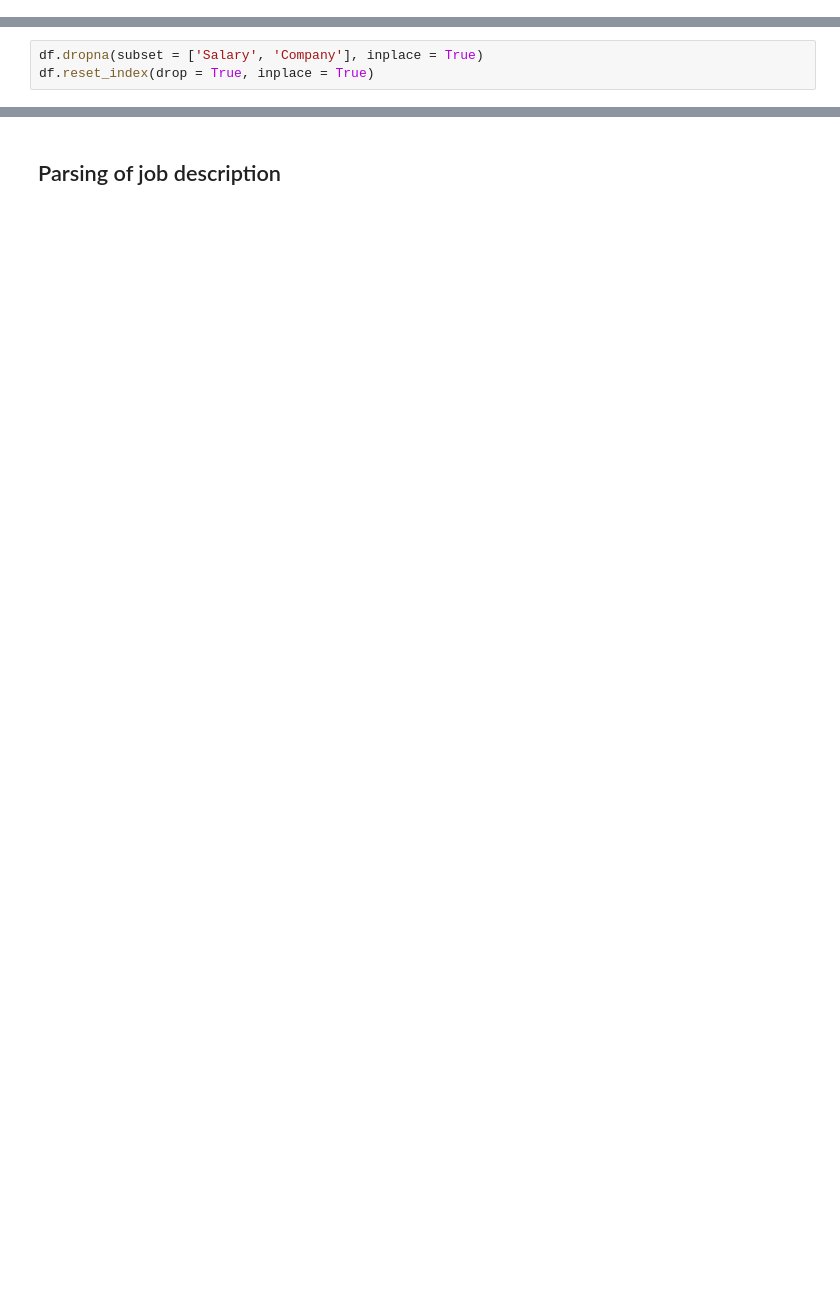
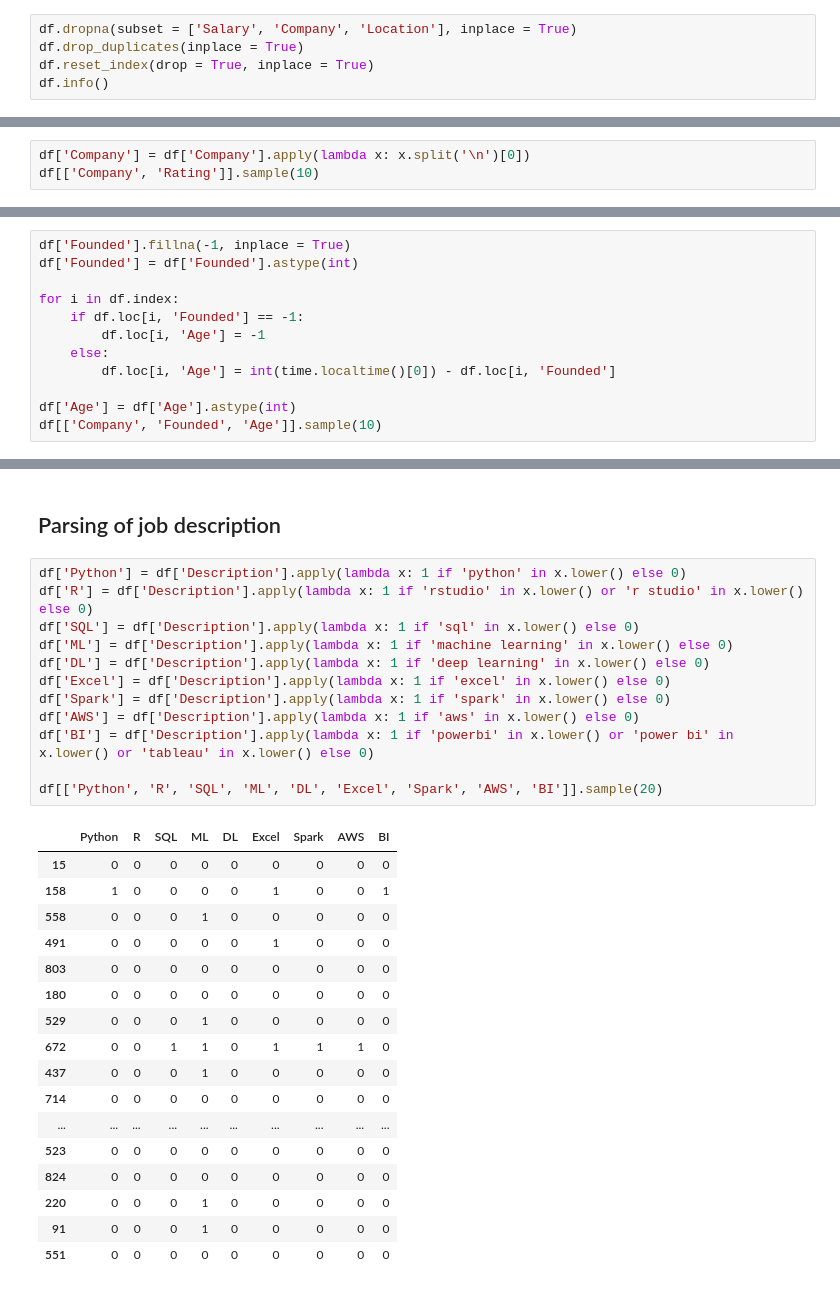
Before and after one commit to Egimba/ds-salary, a Jupyter notebook: Data Cleaning.ipynb, the cells around one changed output, grey strips where cells are left out. Saved outputs shown, nothing was run; the diff lists cells and outputs as text; blank space fills up the shorter version.

Commit message:
Parsed company name, job description and calculated age

```diff
--- a/Data Cleaning.ipynb
+++ b/Data Cleaning.ipynb
@@ -36,0 +42,5 @@ memory usage: 9.5+ KB
+# %%
+df.dropna(subset = ['Salary', 'Company', 'Location'], inplace = True)
+df.drop_duplicates(inplace = True)
+df.reset_index(drop = True, inplace = True)
+df.info()
@@ -37,8 +67,5 @@ memory usage: 9.5+ KB
 # %% [markdown]
 ## Salary parsing
-# %%
-df.dropna(subset = ['Salary', 'Company'], inplace = True)
-df.reset_index(drop = True, inplace = True)
 # %%
 per_hour = df['Salary'].apply(lambda x: 1 if 'per hour' in x.lower() else 0)
 employer = df['Salary'].apply(lambda x: 1 if 'employer' in x.lower() else 0)
@@ -123,2 +178,5 @@ df[['Location', 'City', 'State']].sample(10)
 # %% [markdown]
 ## Company name text only
+# %%
+df['Company'] = df['Company'].apply(lambda x: x.split('\n')[0])
+df[['Company', 'Rating']].sample(10)
@@ -125,2 +199,14 @@ df[['Location', 'City', 'State']].sample(10)
 # %% [markdown]
 ## Age of company
+# %%
+df['Founded'].fillna(-1, inplace = True)
+df['Founded'] = df['Founded'].astype(int)
+
+for i in df.index:
+    if df.loc[i, 'Founded'] == -1:
+        df.loc[i, 'Age'] = -1
+    else:
+        df.loc[i, 'Age'] = int(time.localtime()[0]) - df.loc[i, 'Founded']
+
+df['Age'] = df['Age'].astype(int)
+df[['Company', 'Founded', 'Age']].sample(10)
@@ -127,2 +225,32 @@ df[['Location', 'City', 'State']].sample(10)
 # %% [markdown]
 ## Parsing of job description
+# %%
+df['Python'] = df['Description'].apply(lambda x: 1 if 'python' in x.lower() else 0)
+df['R'] = df['Description'].apply(lambda x: 1 if 'rstudio' in x.lower() or 'r studio' in x.lower() else 0)
+df['SQL'] = df['Description'].apply(lambda x: 1 if 'sql' in x.lower() else 0)
+df['ML'] = df['Description'].apply(lambda x: 1 if 'machine learning' in x.lower() else 0)
+df['DL'] = df['Description'].apply(lambda x: 1 if 'deep learning' in x.lower() else 0)
+df['Excel'] = df['Description'].apply(lambda x: 1 if 'excel' in x.lower() else 0)
+df['Spark'] = df['Description'].apply(lambda x: 1 if 'spark' in x.lower() else 0)
+df['AWS'] = df['Description'].apply(lambda x: 1 if 'aws' in x.lower() else 0)
+df['BI'] = df['Description'].apply(lambda x: 1 if 'powerbi' in x.lower() or 'power bi' in x.lower() or 'tableau' in x.lower() else 0)
+
+df[['Python', 'R', 'SQL', 'ML', 'DL', 'Excel', 'Spark', 'AWS', 'BI']].sample(20)
+# %% [output]
+|  | Python | R | SQL | ML | DL | Excel | Spark | AWS | BI |
+| 15 | 0 | 0 | 0 | 0 | 0 | 0 | 0 | 0 | 0 |
+| 158 | 1 | 0 | 0 | 0 | 0 | 1 | 0 | 0 | 1 |
+| 558 | 0 | 0 | 0 | 1 | 0 | 0 | 0 | 0 | 0 |
+| 491 | 0 | 0 | 0 | 0 | 0 | 1 | 0 | 0 | 0 |
+| 803 | 0 | 0 | 0 | 0 | 0 | 0 | 0 | 0 | 0 |
+| 180 | 0 | 0 | 0 | 0 | 0 | 0 | 0 | 0 | 0 |
+| 529 | 0 | 0 | 0 | 1 | 0 | 0 | 0 | 0 | 0 |
+| 672 | 0 | 0 | 1 | 1 | 0 | 1 | 1 | 1 | 0 |
+| 437 | 0 | 0 | 0 | 1 | 0 | 0 | 0 | 0 | 0 |
+| 714 | 0 | 0 | 0 | 0 | 0 | 0 | 0 | 0 | 0 |
+| ... | ... | ... | ... | ... | ... | ... | ... | ... | ... |
+| 523 | 0 | 0 | 0 | 0 | 0 | 0 | 0 | 0 | 0 |
+| 824 | 0 | 0 | 0 | 0 | 0 | 0 | 0 | 0 | 0 |
+| 220 | 0 | 0 | 0 | 1 | 0 | 0 | 0 | 0 | 0 |
+| 91 | 0 | 0 | 0 | 1 | 0 | 0 | 0 | 0 | 0 |
+| 551 | 0 | 0 | 0 | 0 | 0 | 0 | 0 | 0 | 0 |
```
Also changed, not shown: parts of 16 cells of this notebook.
